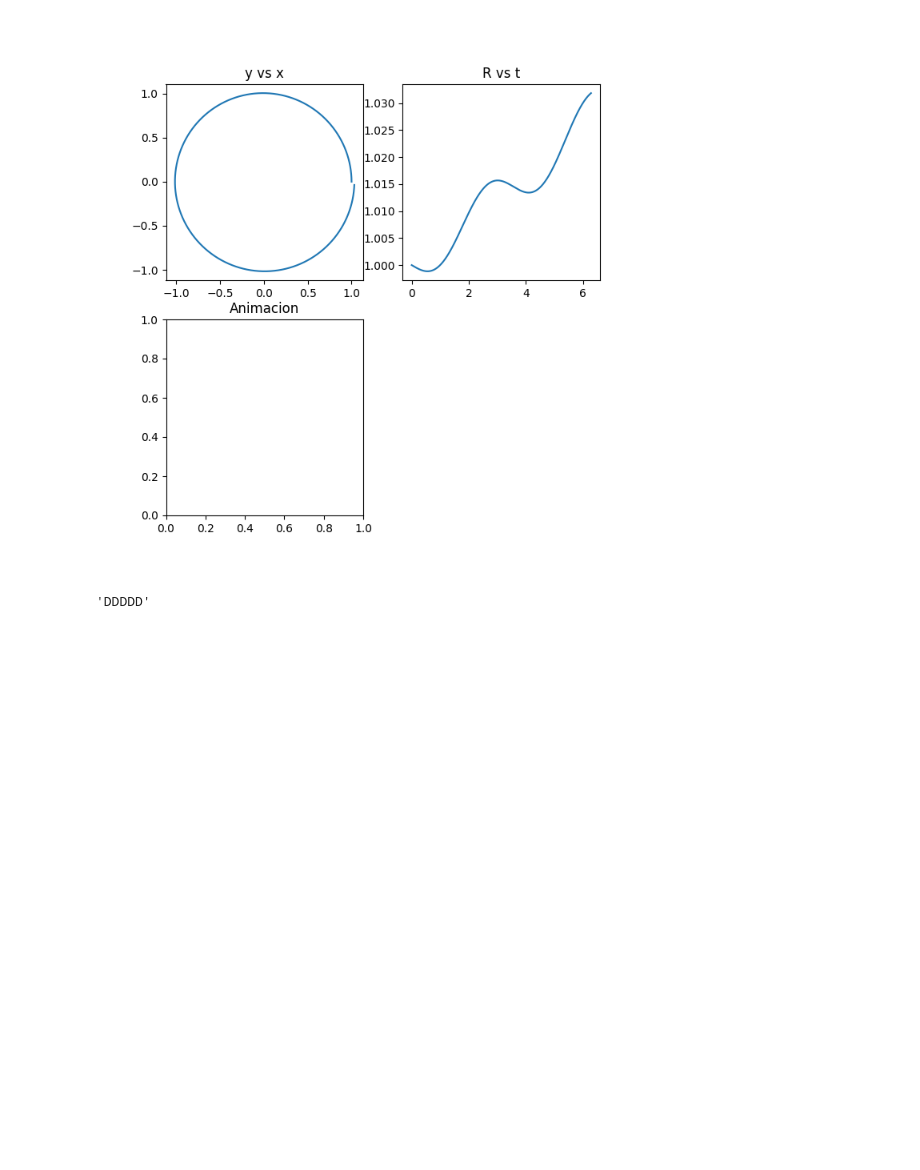
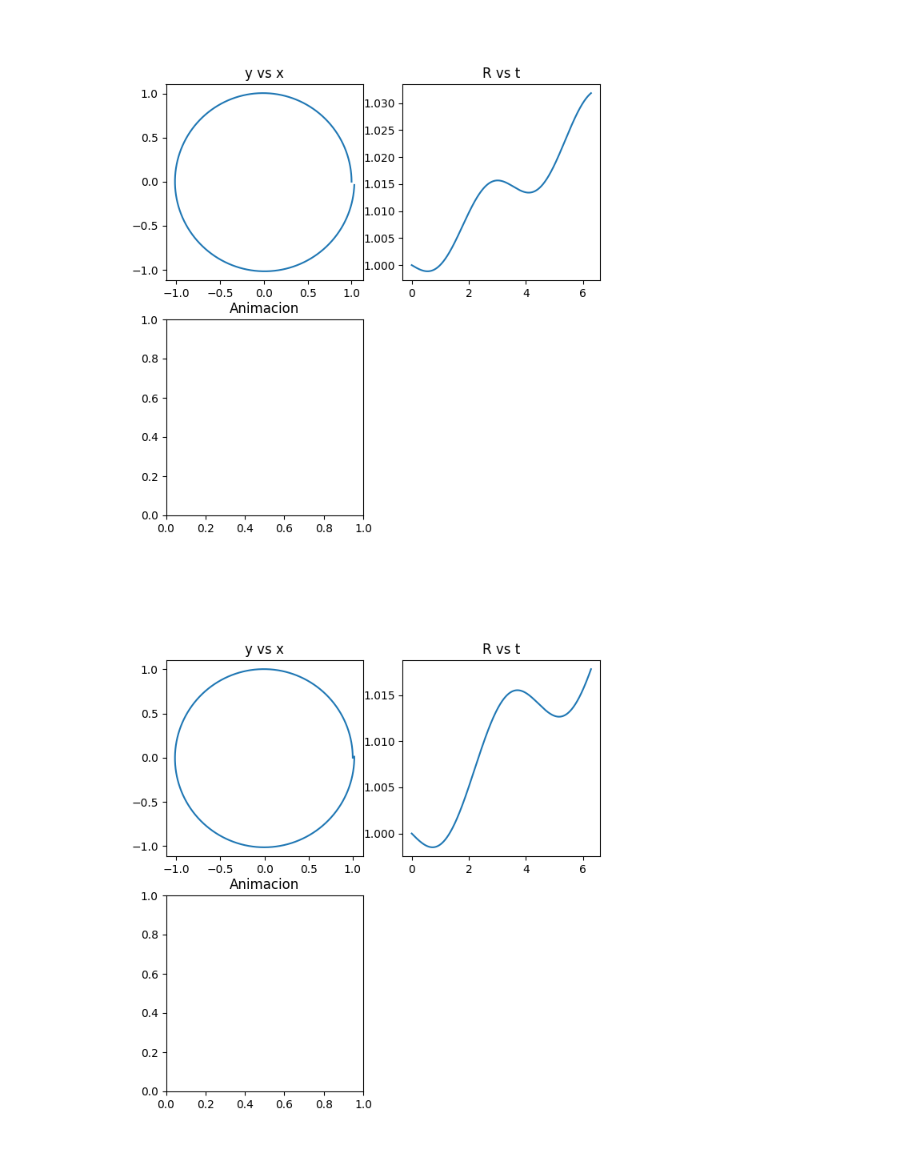
Before and after one commit to Proyecto-AP/Aceleradores, a Jupyter notebook: PART_1.ipynb, the cells around one changed output. Drawn from its saved outputs; the diff is of its cells as text; code cells hidden in the pictures; blank space fills up the shorter version.

```diff
--- a/PART_1.ipynb
+++ b/PART_1.ipynb
@@ -166,7 +166,7 @@ tt3 = t3[::scale]
 R13=R3[::scale]
 def init3():
 
-    ax33.clear()
+
     ax33.set_title("Animacion")
     ax33.set_xlim(-1.1,1.1)
     ax33.set_ylim(-1.1,1.1)
@@ -181,7 +181,60 @@ def Update3(i):
 Animation3 = anim.FuncAnimation(fig3,Update3,frames=len(tt3),init_func=init3)
 # %% [output]
 [figure]
-# %%
-"DDDDD"
-# %% [output]
-'DDDDD'
+# %%
+t4=np.linspace(0,2*np.pi,1000)
+dt4=t4[2]-t4[1]
+R4=np.zeros((len(t4),2))
+V4=np.zeros_like(R)
+A4=np.zeros_like(R)
+
+#Condiciones iniciales
+V4[0]=np.array([0,1])
+R4[0]=np.array([1,0])
+normv24=np.linalg.norm(V4[0])
+A4[0,0]=-q*normv24*B*R4[0,0]/np.linalg.norm(R4[0])/m
+A4[0,1]=-q*normv24*B*R4[0,1]/np.linalg.norm(R4[0])/m
+norms34=[]
+norms34.append(np.linalg.norm(R4[0]))
+
+#integracion
+for i in range(1,len(t3)):
+    normv34=np.linalg.norm(V4[i-1])
+    A4[i,0]=-q*normv34*B*R4[i-1,0]/np.linalg.norm(R4[i-1])/m
+    A4[i,1]=-q*normv34*B*R4[i-1,1]/np.linalg.norm(R4[i-1])/m
+    V4[i]=V4[i-1]+A4[i-1]*dt4
+    R4[i]=R4[i-1]+V4[i]*dt4
+    norms34.append(np.linalg.norm(R4[i]))
+
+
+fig4=plt.figure(figsize=(7,7))
+ax14=fig4.add_subplot(221)
+ax24=fig4.add_subplot(222)
+ax14.plot(R4[:,0],R4[:,1])
+ax24.plot(t4,norms34)
+ax14.set_title("y vs x")
+ax24.set_title("R vs t")
+#Animacion
+
+ax34=fig4.add_subplot(223)
+ax34.set_title("Animacion")
+scale = 20
+tt4 = t4[::scale]
+R14=R4[::scale]
+def init4():
+
+
+    ax34.set_title("Animacion")
+    ax34.set_xlim(-1.1,1.1)
+    ax34.set_ylim(-1.1,1.1)
+
+
+def Update4(i):
+    init3()
+    x=R14[i,0]
+    y=R14[i,1]
+    circulo=plt.Circle((x,y),0.05,color="r",fill=True)
+    ax34.add_patch(circulo)
+Animation4 = anim.FuncAnimation(fig4,Update4,frames=len(tt4),init_func=init4)
+# %% [output]
+[figure, added]
```
Also changed, not shown: parts of 1 cell of this notebook.
